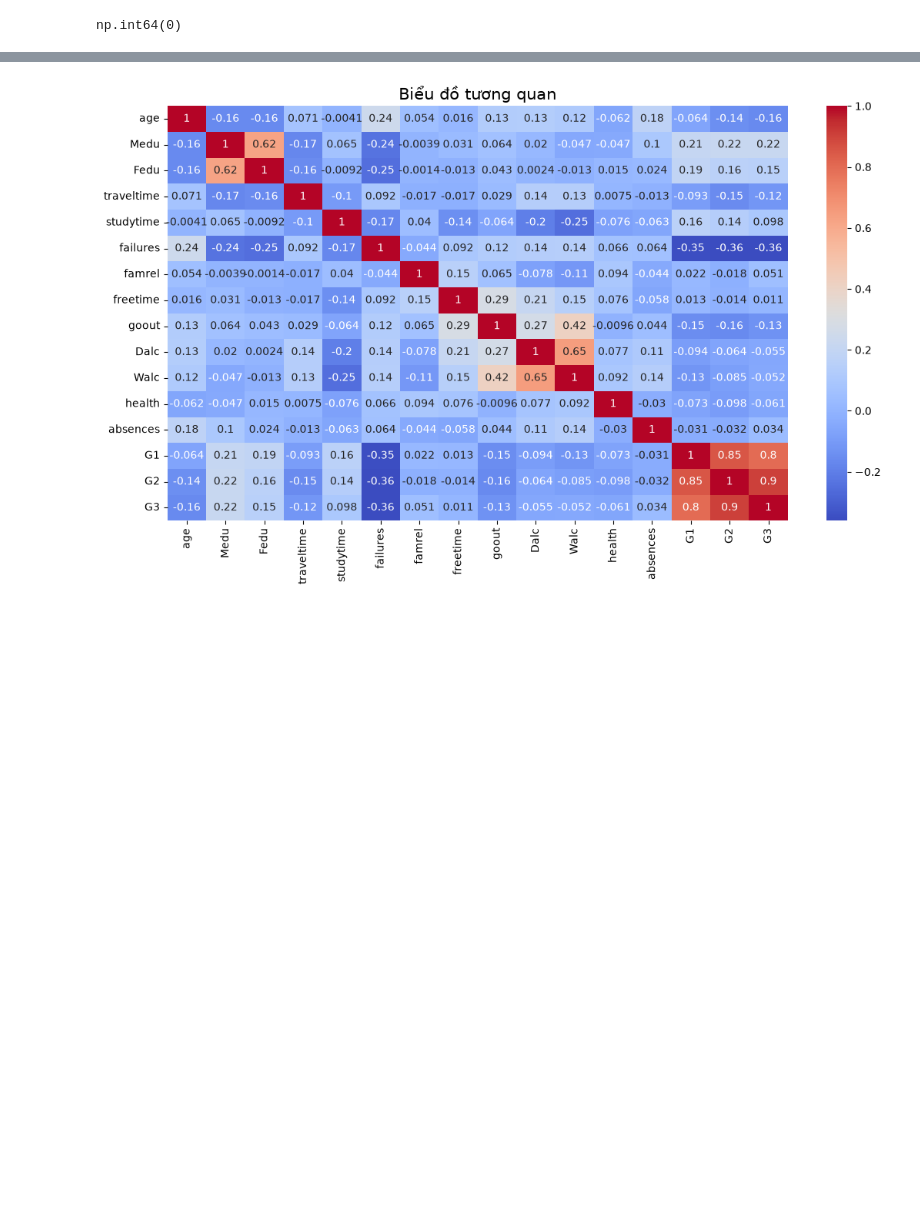
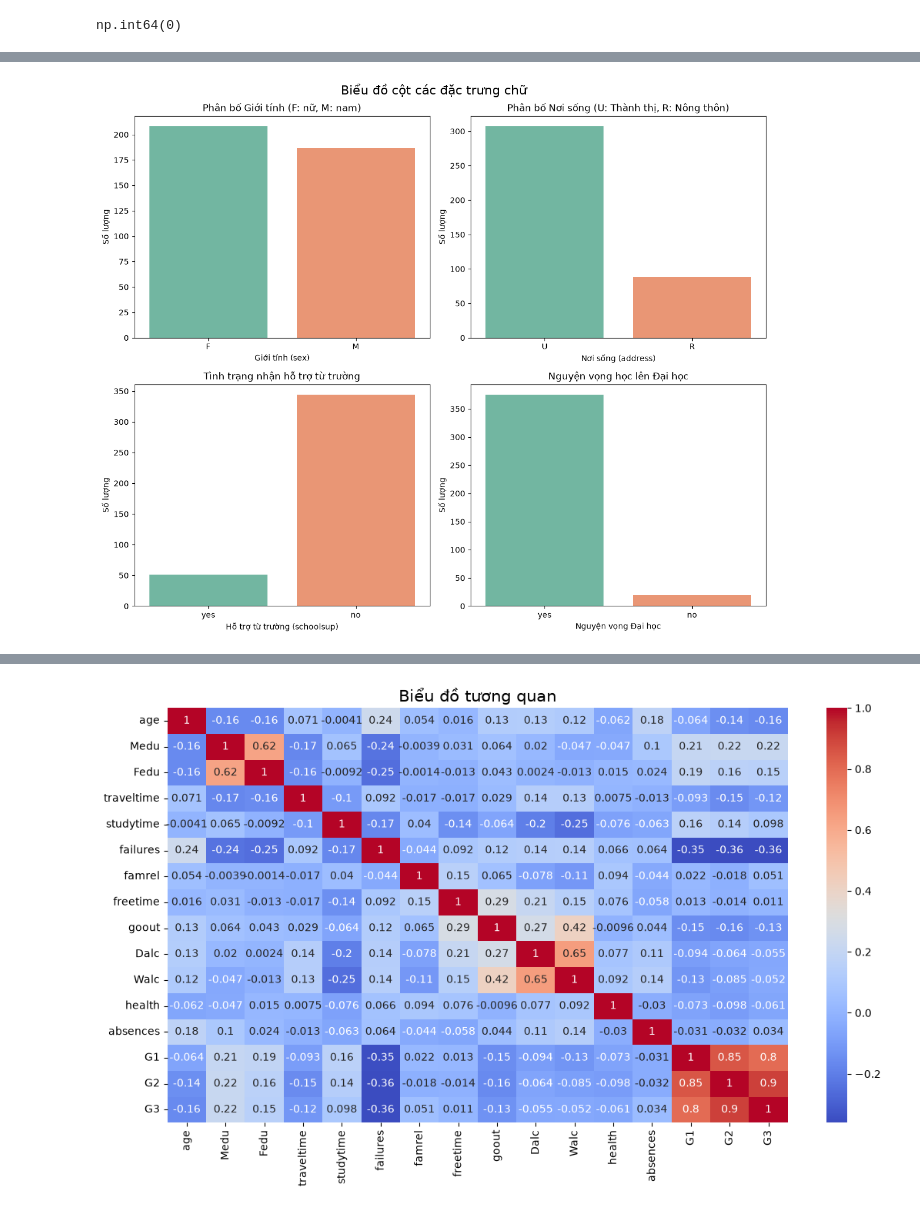
Before and after one commit to manhtruongng-dev/Student_Performance_Prediction, a Jupyter notebook: notebooks/eda.ipynb, the cells around one changed output, grey strips where cells are left out. Drawn from its saved outputs; the diff is of its cells as text; code cells hidden in the pictures; blank space fills up the shorter version.

```diff
--- a/notebooks/eda.ipynb
+++ b/notebooks/eda.ipynb
@@ -91,0 +114,29 @@ Nhận xét Biểu đồ 1:
+# %%
+# Biểu đồ 3: Các biểu đồ cột các đặc trưng chữ
+fig, axes = plt.subplots(2, 2, figsize=(12, 10))
+
+sns.countplot(data=df, x='sex', hue='sex', ax=axes[0,0], palette='Set2', legend=False)
+axes[0,0].set_xlabel("Giới tính (sex)")
+axes[0,0].set_ylabel("Số lượng")
+axes[0,0].set_title("Phân bố Giới tính (F: nữ, M: nam)")
+
+sns.countplot(data=df, x='address', hue='address', ax=axes[0,1], palette='Set2', legend=False)
+axes[0,1].set_xlabel("Nơi sống (address)")
+axes[0,1].set_ylabel("Số lượng")
+axes[0,1].set_title("Phân bố Nơi sống (U: Thành thị, R: Nông thôn)")
+
+sns.countplot(data=df, x='schoolsup', hue='schoolsup', ax=axes[1,0], palette='Set2', legend=False)
+axes[1,0].set_xlabel("Hỗ trợ từ trường (schoolsup)")
+axes[1,0].set_ylabel("Số lượng")
+axes[1,0].set_title("Tình trạng nhận hỗ trợ từ trường")
+
+sns.countplot(data=df, x='higher', hue='higher', ax=axes[1,1], palette='Set2', legend=False)
+axes[1,1].set_xlabel("Nguyện vọng Đại học")
+axes[1,1].set_ylabel("Số lượng")
+axes[1,1].set_title("Nguyện vọng học lên Đại học")
+
+plt.suptitle("Biểu đồ cột các đặc trưng chữ", fontsize=16)
+plt.tight_layout()
+plt.show()
+# %% [output]
+[figure, added]
```
Also changed, not shown: parts of 9 cells of this notebook.
